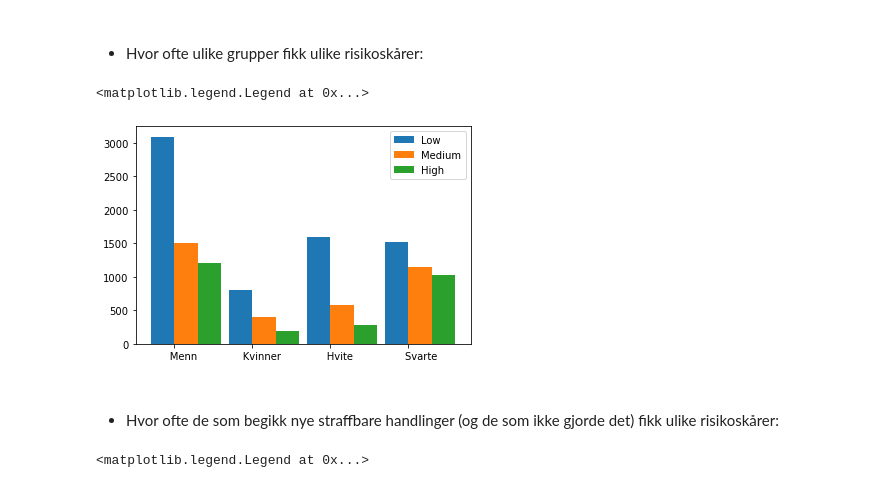
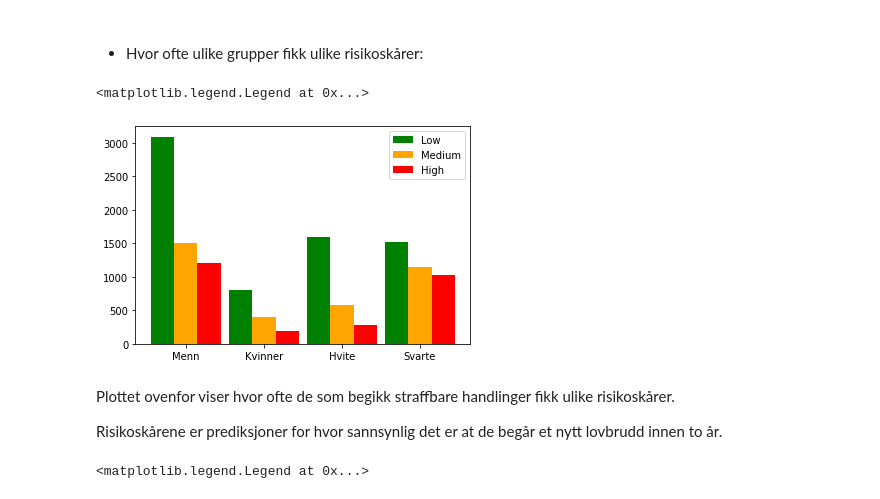
Before and after one commit to jonatanwins/COMPAS_project_HON2200, a Jupyter notebook: COMPAS.ipynb, the cells around one changed output. Cells and saved outputs as stored; diff of their text form; code cells hidden in the pictures.

Commit message:
farger plot, finpusser kode

```diff
--- a/COMPAS.ipynb
+++ b/COMPAS.ipynb
@@ -111,36 +111,38 @@ plt.legend(['Faktisk', 'Predikert'])
 # %%
 low = [len(df_male[df_male["score_text"] == "Low"].index),
        len(df_female[df_female["score_text"] == "Low"].index),
        len(df_white[df_white["score_text"] == "Low"].index),
        len(df_black[df_black["score_text"] == "Low"].index)]
 
 medium = [len(df_male[df_male["score_text"] == "Medium"].index),
           len(df_female[df_female["score_text"] == "Medium"].index),
           len(df_white[df_white["score_text"] == "Medium"].index),
           len(df_black[df_black["score_text"] == "Medium"].index)]
 
 high = [len(df_male[df_male["score_text"] == "High"].index),
        len(df_female[df_female["score_text"] == "High"].index),
        len(df_white[df_white["score_text"] == "High"].index),
        len(df_black[df_black["score_text"] == "High"].index)]
 
 
 col_labs = ["Low", "Medium", "High", "h"]
-x_labs = ["      Menn", "      Kvinner", "      Hvite" ,"        Svarte"]
+x_labs = ["Menn", "Kvinner", "Hvite" ,"Svarte"]
 x = np.arange(len(col_labs))
 width = 0.30
 
-plt.bar(x-0.15, low, width)
-plt.bar(x+0.15, medium, width)
-plt.bar(x+0.45, high, width)
+# Plotter risikoskårene i grupper ved siden av hverandre
+low = plt.bar(x-width, low, width, color='g')
+medium = plt.bar(x, medium, width, color='orange')
+high = plt.bar(x+width, high, width, color='r')
 
 plt.xticks(x, x_labs)
 plt.legend(col_labs)
 # %% [output]
 <matplotlib.legend.Legend at 0x...>
-[figure, old version]
+[figure, new version]
 # %% [markdown]
-####
-####
-- Hvor ofte de som begikk nye straffbare handlinger (og de som ikke gjorde det) fikk ulike risikoskårer:
+
+Plottet ovenfor viser hvor ofte de som begikk straffbare handlinger fikk ulike risikoskårer.
+
+Risikoskårene er prediksjoner for hvor sannsynlig det er at de begår et nytt lovbrudd innen to år.
 # %%
```
Also changed, not shown: parts of 7 cells of this notebook.
